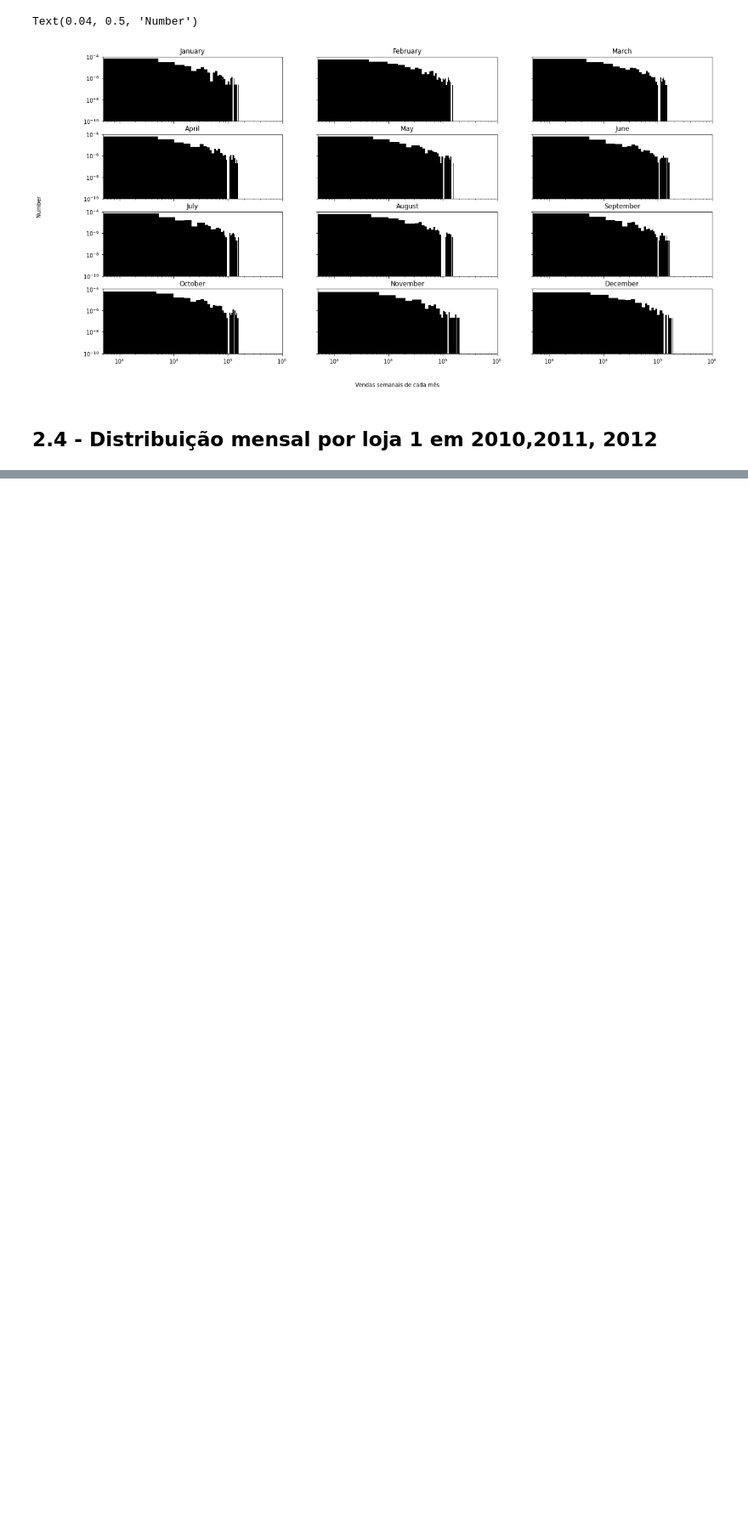
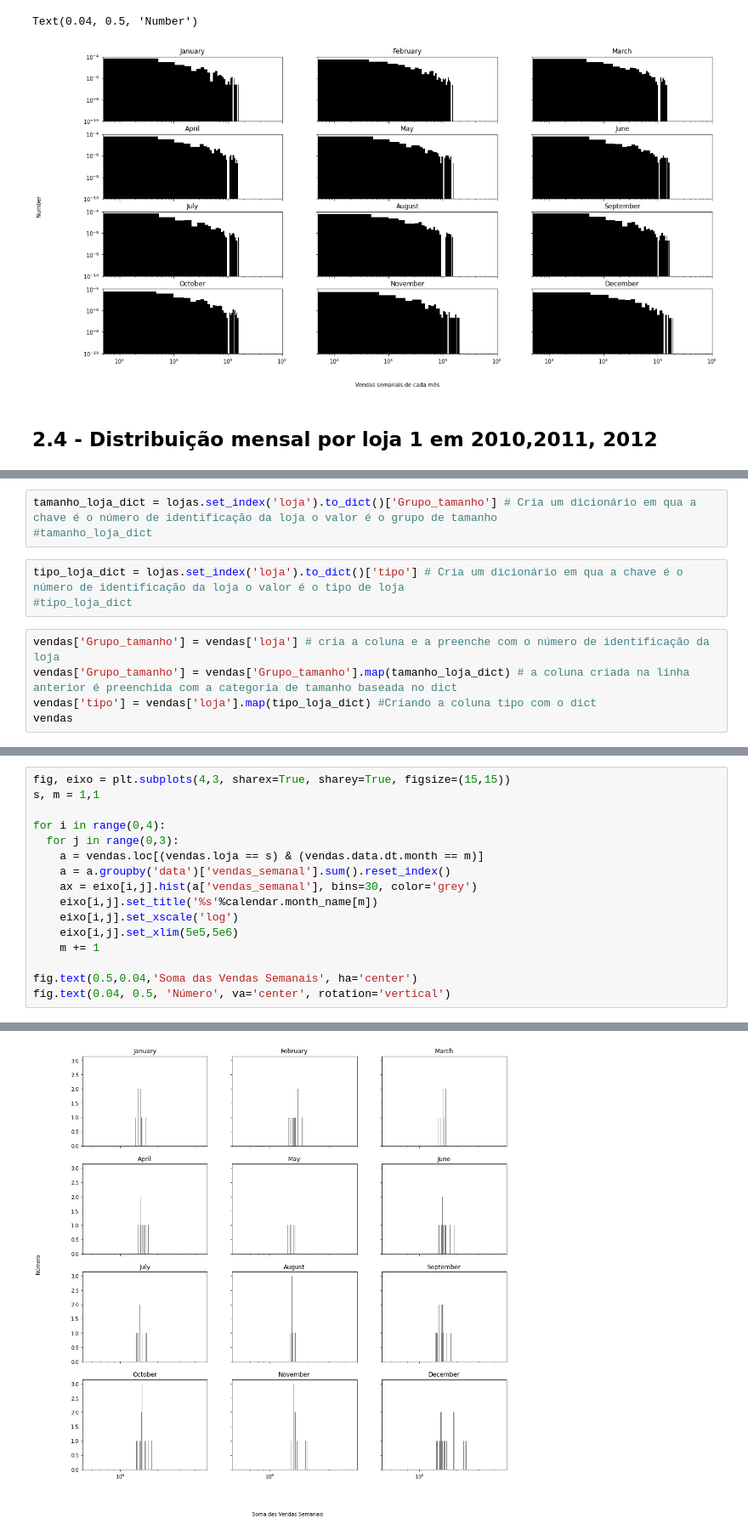
Before and after one commit to SamuelSousaFerreira/Analise-de-lojas-de-varejo, a Jupyter notebook: Análise_de_varejo.ipynb, the cells around one changed output, grey strips where cells are left out. Shown at 85% size. Cells and saved outputs as stored; diff of their text form; blank space fills up the shorter version.

```diff
--- a/Análise_de_varejo.ipynb
+++ b/Análise_de_varejo.ipynb
@@ -378,0 +393,11 @@ Text(0.04, 0.5, 'Number')
+# %%
+tamanho_loja_dict = lojas.set_index('loja').to_dict()['Grupo_tamanho'] # Cria um dicionário em qua a chave é o número de identificação da loja o valor é o grupo de tamanho
+#tamanho_loja_dict
+# %%
+tipo_loja_dict = lojas.set_index('loja').to_dict()['tipo'] # Cria um dicionário em qua a chave é o número de identificação da loja o valor é o tipo de loja
+#tipo_loja_dict
+# %%
+vendas['Grupo_tamanho'] = vendas['loja'] # cria a coluna e a preenche com o número de identificação da loja
+vendas['Grupo_tamanho'] = vendas['Grupo_tamanho'].map(tamanho_loja_dict) # a coluna criada na linha anterior é preenchida com a categoria de tamanho baseada no dict
+vendas['tipo'] = vendas['loja'].map(tipo_loja_dict) #Criando a coluna tipo com o dict
+vendas
@@ -378,0 +420,17 @@ Text(0.04, 0.5, 'Number')
+# %%
+fig, eixo = plt.subplots(4,3, sharex=True, sharey=True, figsize=(15,15))
+s, m = 1,1
+
+for i in range(0,4):
+  for j in range(0,3):
+    a = vendas.loc[(vendas.loja == s) & (vendas.data.dt.month == m)]
+    a = a.groupby('data')['vendas_semanal'].sum().reset_index()
+    ax = eixo[i,j].hist(a['vendas_semanal'], bins=30, color='grey')
+    eixo[i,j].set_title('%s'%calendar.month_name[m])
+    eixo[i,j].set_xscale('log')
+    eixo[i,j].set_xlim(5e5,5e6)
+    m += 1
+
+fig.text(0.5,0.04,'Soma das Vendas Semanais', ha='center')
+fig.text(0.04, 0.5, 'Número', va='center', rotation='vertical')
+# %% [output]
@@ -378,0 +438 @@ Text(0.04, 0.5, 'Number')
+[figure, added]
```
Also changed, not shown: parts of 19 cells of this notebook.
